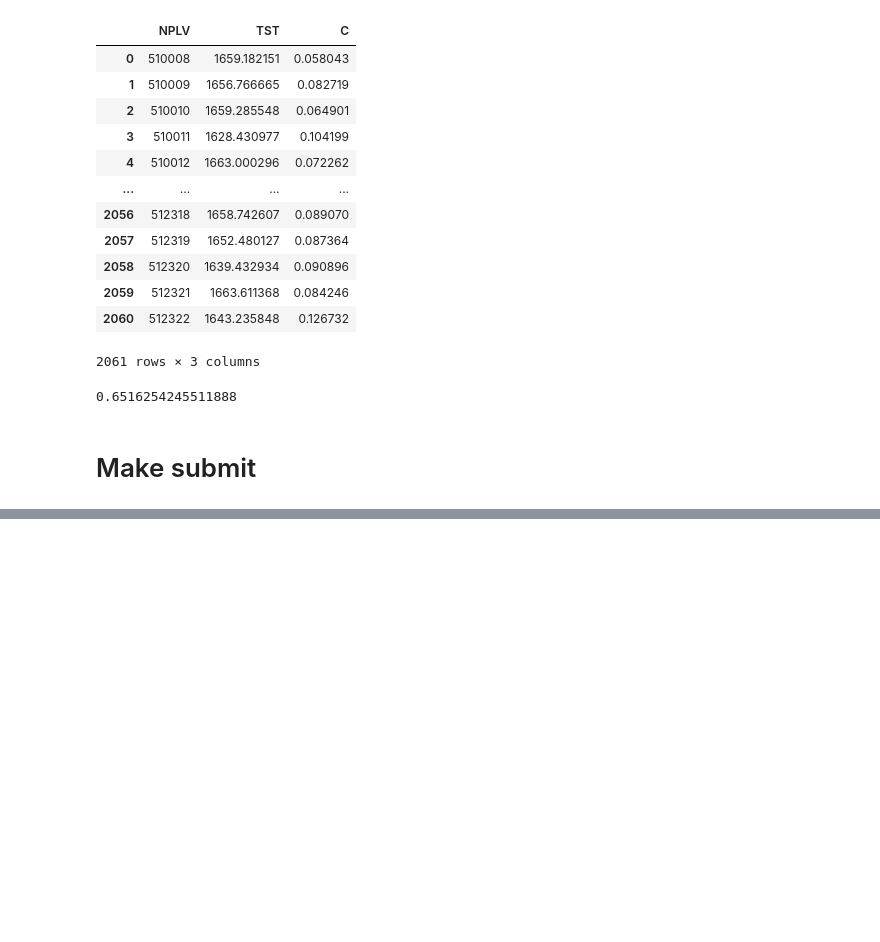
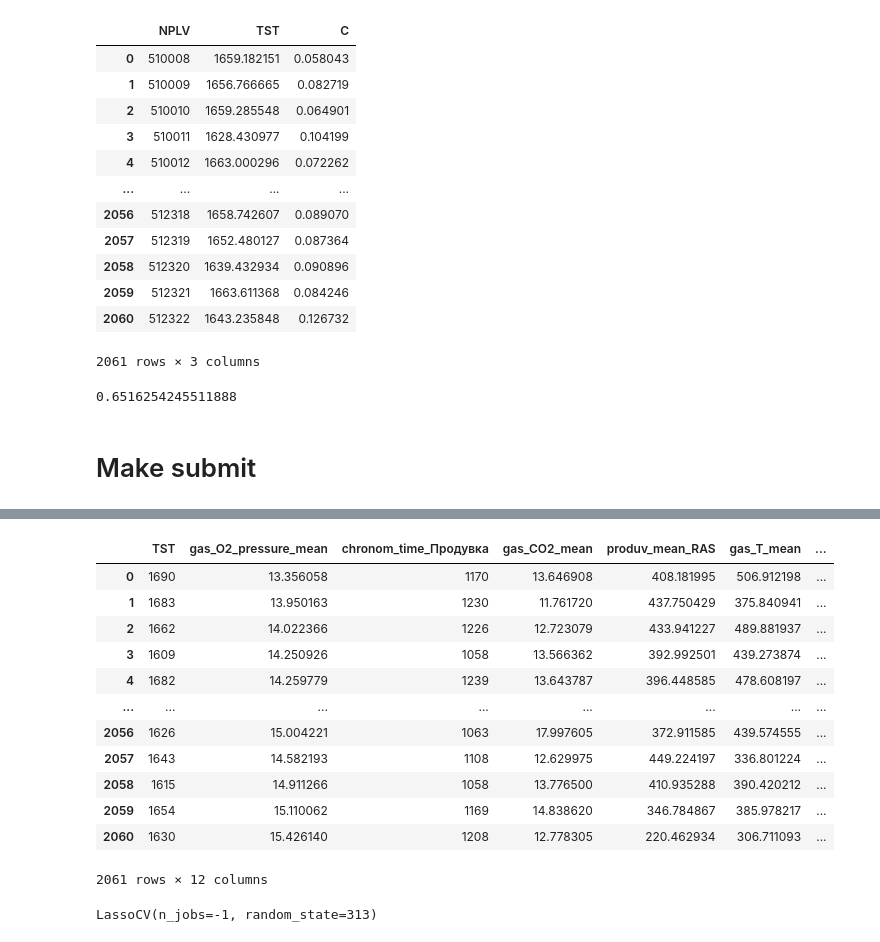
Before and after one commit to waico/evraz-hack, a Jupyter notebook: notebooks/LassoCV.ipynb, the cells around one changed output, grey strips where cells are left out. Saved outputs shown, nothing was run; the diff lists cells and outputs as text; code cells hidden in the pictures; blank space fills up the shorter version.

Commit message:
add linear model

```diff
--- a/notebooks/LassoCV.ipynb
+++ b/notebooks/LassoCV.ipynb
@@ -578,0 +636,17 @@ submition.to_csv('lasso_submition.csv', index=False)
+# %%
+df6 = train[['TST', 'gas_O2_pressure_mean']+tst_corr_features]
+df6
+# %% [output]
+|  | TST | gas_O2_pressure_mean | chronom_time_Продувка | gas_CO2_mean | produv_mean_RAS | gas_T_mean | ... |
+| 0 | 1690 | 13.356058 | 1170 | 13.646908 | 408.181995 | 506.912198 | ... |
+| 1 | 1683 | 13.950163 | 1230 | 11.761720 | 437.750429 | 375.840941 | ... |
+| 2 | 1662 | 14.022366 | 1226 | 12.723079 | 433.941227 | 489.881937 | ... |
+| 3 | 1609 | 14.250926 | 1058 | 13.566362 | 392.992501 | 439.273874 | ... |
+| 4 | 1682 | 14.259779 | 1239 | 13.643787 | 396.448585 | 478.608197 | ... |
+| ... | ... | ... | ... | ... | ... | ... | ... |
+| 2056 | 1626 | 15.004221 | 1063 | 17.997605 | 372.911585 | 439.574555 | ... |
+| 2057 | 1643 | 14.582193 | 1108 | 12.629975 | 449.224197 | 336.801224 | ... |
+| 2058 | 1615 | 14.911266 | 1058 | 13.776500 | 410.935288 | 390.420212 | ... |
+| 2059 | 1654 | 15.110062 | 1169 | 14.838620 | 346.784867 | 385.978217 | ... |
+| 2060 | 1630 | 15.426140 | 1208 | 12.778305 | 220.462934 | 306.711093 | ... |
+2061 rows × 12 columns
@@ -578,0 +658,4 @@ submition.to_csv('lasso_submition.csv', index=False)
+# %%
+model_xtst.fit(X, y)
+# %% [output]
+LassoCV(n_jobs=-1, random_state=313)
```
Also changed, not shown: parts of 17 cells of this notebook.
